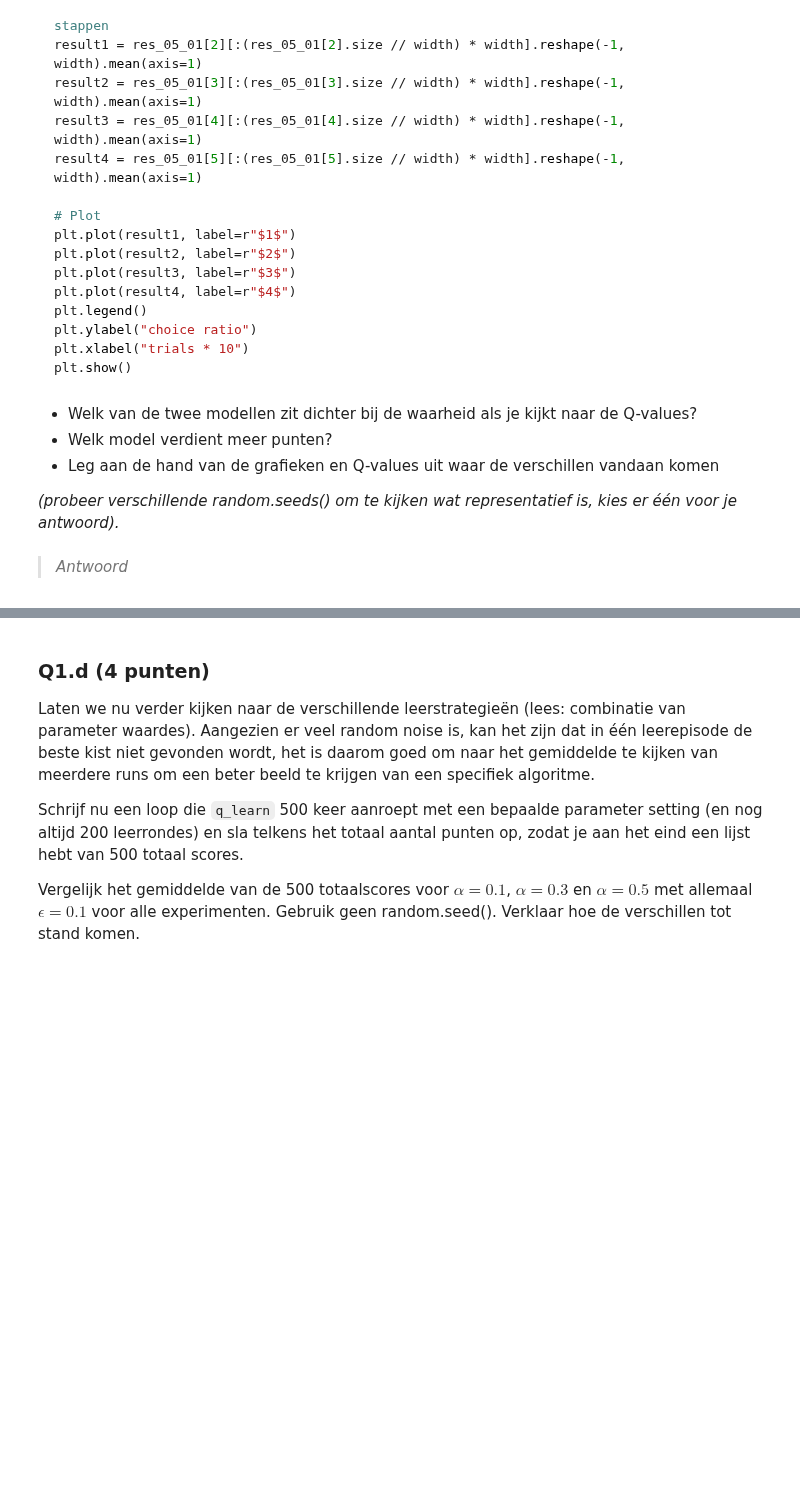
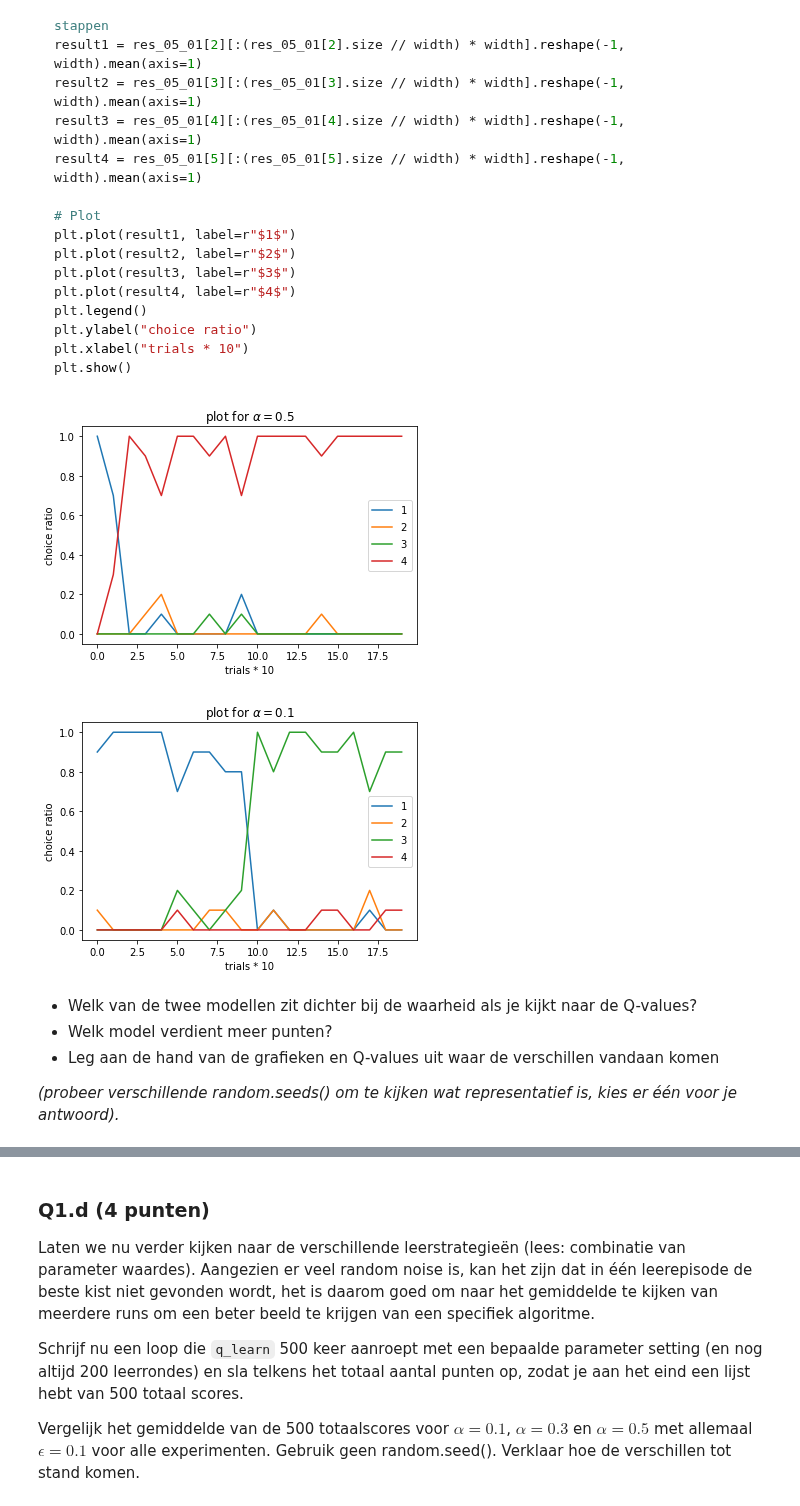
Before and after one commit to Tim-pijnacker/CGM, a Jupyter notebook: Assignment_2/Assignment_2.ipynb, the cells around one changed output, grey strips where cells are left out. Drawn from its saved outputs; the diff is of its cells as text; code cells hidden in the pictures; blank space fills up the shorter version.

```diff
--- a/Assignment_2/Assignment_2.ipynb
+++ b/Assignment_2/Assignment_2.ipynb
@@ -328,8 +325,0 @@ x = y = np.zeros(10)
-# %%
-def q_learn(alpha, epsilon, trials=200):
-    choice_1 = np.zeros(trials)
-    choice_2 = np.zeros(trials)
-    choice_3 = np.zeros(trials)
-    choice_4 = np.zeros(trials)
-
-    return (Q, total_score, choice_1, choice_2, choice_3, choice_4, outcomes)
@@ -344,0 +355,8 @@ Laat met behulp van deze functie de robot 200 rondes leren over deze wereld (1 l
+# %%
+random.seed(50)
+res_01_01 = q_learn(0.1, 0.1)
+res_05_01 = q_learn(0.5, 0.1)
+print("Q scores a = 0.1: ", res_01_01[0])
+print("Totale score:     ", res_01_01[1])
+print("Q scores a = 0.5: ", res_05_01[0])
+print("Totale score:     ", res_05_01[1])
@@ -375,8 +396,45 @@ plt.show()
+# %%
+random.seed(50)
+width = 10                      # de grootte van de bin
+
+result1_05 = res_05_01[2][:(res_05_01[2].size // width) * width].reshape(-1, width).mean(axis=1)
+result2_05 = res_05_01[3][:(res_05_01[3].size // width) * width].reshape(-1, width).mean(axis=1)
+result3_05 = res_05_01[4][:(res_05_01[4].size // width) * width].reshape(-1, width).mean(axis=1)
+result4_05 = res_05_01[5][:(res_05_01[5].size // width) * width].reshape(-1, width).mean(axis=1)
+
+result1_01 = res_01_01[2][:(res_01_01[2].size // width) * width].reshape(-1, width).mean(axis=1)
+result2_01 = res_01_01[3][:(res_01_01[3].size // width) * width].reshape(-1, width).mean(axis=1)
+result3_01 = res_01_01[4][:(res_01_01[4].size // width) * width].reshape(-1, width).mean(axis=1)
+result4_01 = res_01_01[5][:(res_01_01[5].size // width) * width].reshape(-1, width).mean(axis=1)
+
+
+# Plot 1
+plt.plot(result1_05, label=r"$1$")
+plt.plot(result2_05, label=r"$2$")
+plt.plot(result3_05, label=r"$3$")
+plt.plot(result4_05, label=r"$4$")
+plt.legend()
+plt.ylabel("choice ratio")
+plt.xlabel("trials * 10")
+plt.title(r"plot for $\alpha = 0.5$")
+plt.show()
+
+# Plot 2
+plt.plot(result1_01, label=r"$1$")
+plt.plot(result2_01, label=r"$2$")
+plt.plot(result3_01, label=r"$3$")
+plt.plot(result4_01, label=r"$4$")
+plt.legend()
+plt.ylabel("choice ratio")
+plt.xlabel("trials * 10")
+plt.title(r"plot for $\alpha = 0.1$")
+plt.show()
+# %% [output]
+[figure, added]
+[figure, added]
 # %% [markdown]
 * Welk van de twee modellen zit dichter bij de waarheid als je kijkt naar de Q-values?
 * Welk model verdient meer punten?
 * Leg aan de hand van de grafieken en Q-values uit waar de verschillen vandaan komen
 
 *(probeer verschillende random.seeds() om te kijken wat representatief is, kies er één voor je antwoord).*
-# %% [markdown]
-> *Antwoord*
```
Also changed, not shown: parts of 43 cells of this notebook.
